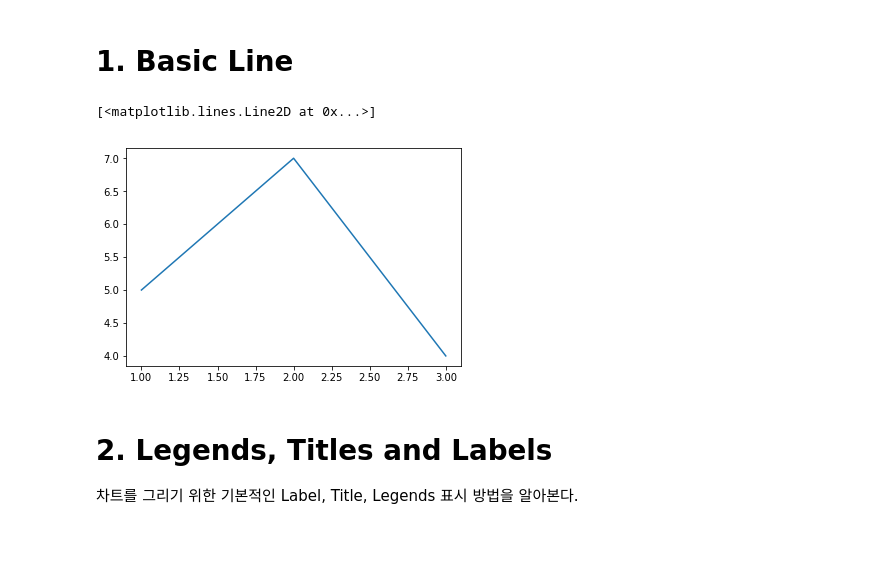
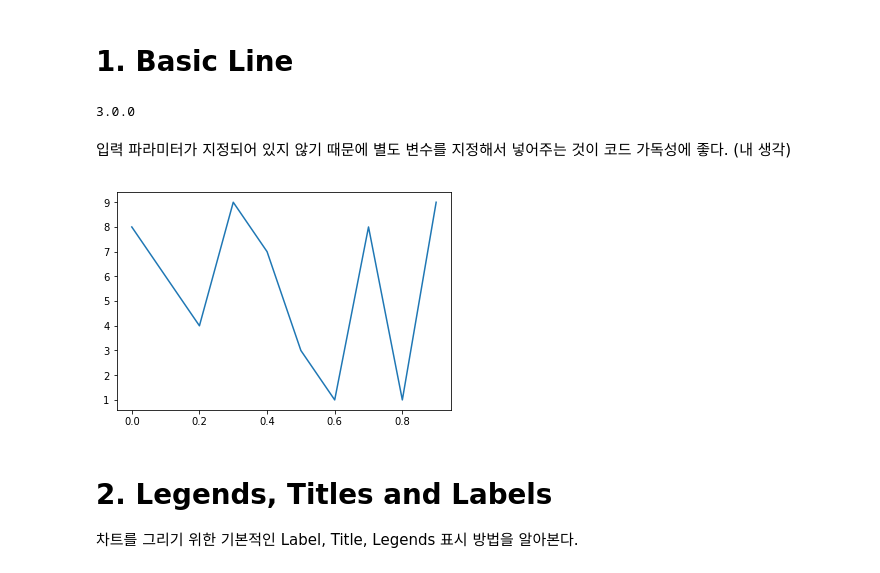
Before and after one commit to okwon78/matplotlib_pandas_tutorial, a Jupyter notebook: matplotlib.ipynb, the cells around one changed output. Drawn from its saved outputs; the diff is of its cells as text; code cells hidden in the pictures; blank space fills up the shorter version.

Commit message:
add serveral chart

```diff
--- a/matplotlib.ipynb
+++ b/matplotlib.ipynb
@@ -1,14 +1,25 @@
 # %% [markdown]
 # 1. Basic Line
 # %%
+import matplotlib
 import matplotlib.pyplot as plt
+import numpy as np
 from numpy import sort
-import random
+
+print(matplotlib.__version__)
+# %% [output]
+3.0.0
-# %%
-plt.plot([1,2,3],[5,7,4])
-# %% [output]
-[<matplotlib.lines.Line2D at 0x...>]
-[figure, removed]
+# %% [markdown]
+입력 파라미터가 지정되어 있지 않기 때문에 별도 변수를 지정해서 넣어주는 것이 코드 가독성에 좋다. (내 생각)
+# %%
+x = np.arange(start=0, stop=1, step=.1)
+y = np.random.randint(low=1, high=10, size=len(x))
+
+fig, ax = plt.subplots()
+ax.plot(x,y)
+plt.show()
+# %% [output]
+[figure, added]
 # %% [markdown]
 # 2. Legends, Titles and Labels
 차트를 그리기 위한 기본적인 Label, Title, Legends 표시 방법을 알아본다.
```
Also changed, not shown: parts of 18 cells of this notebook, 1 other file.
